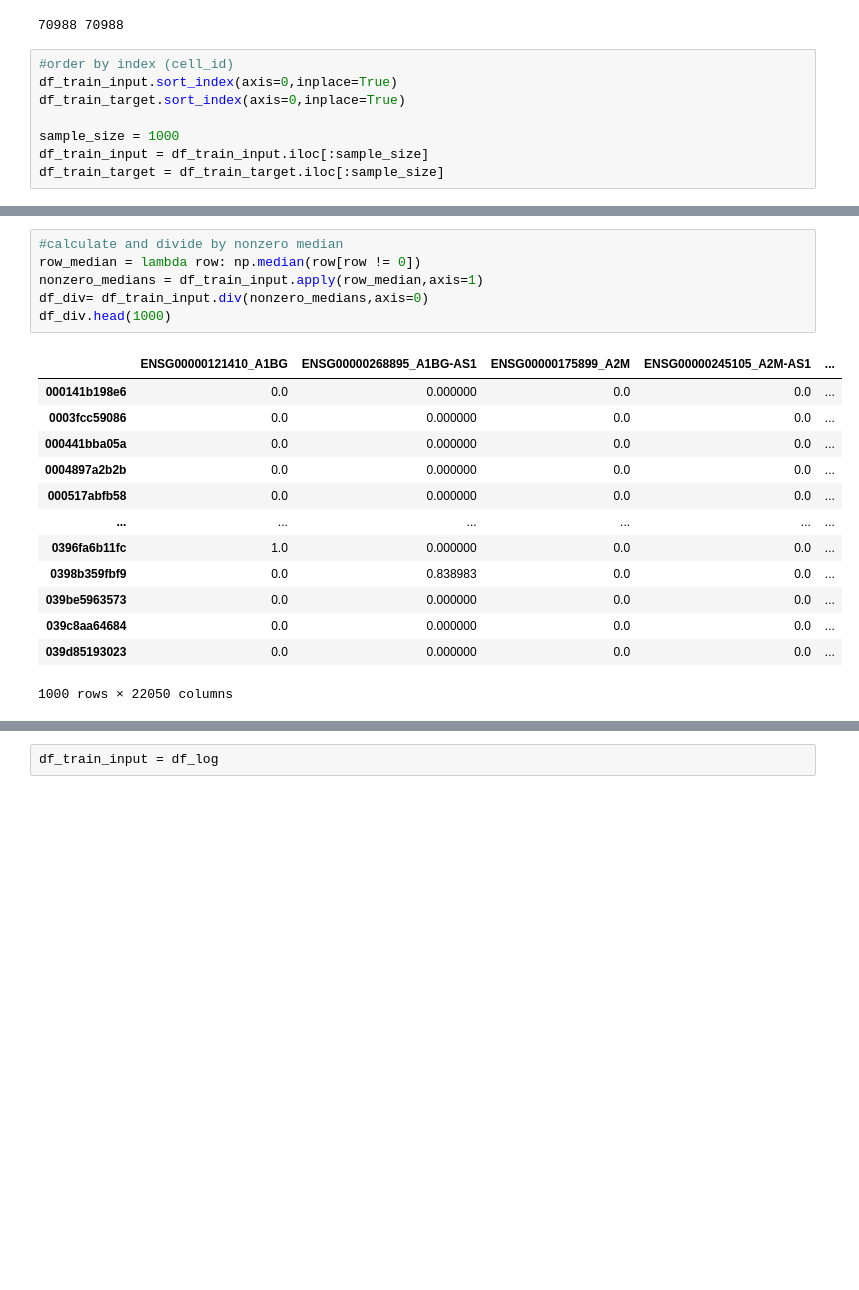
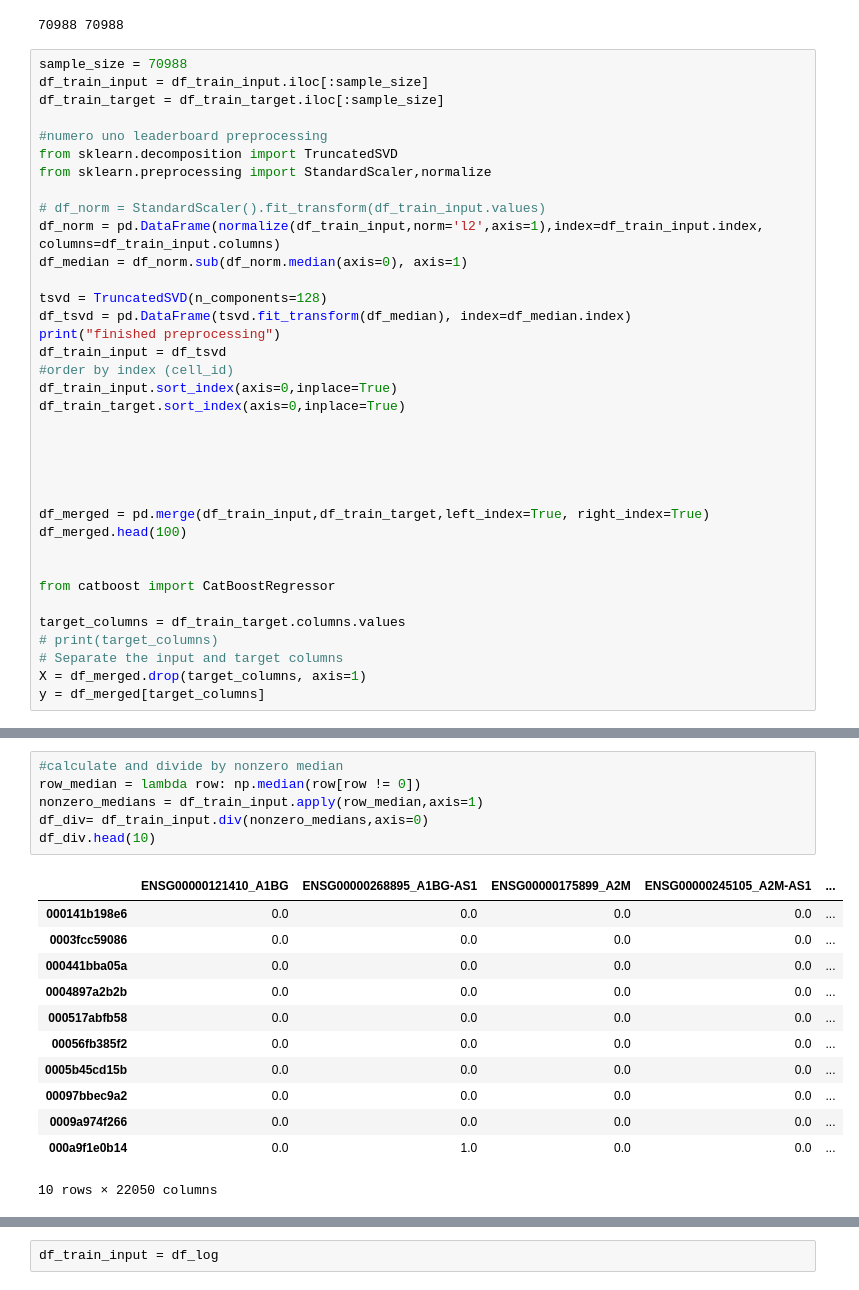
Before and after one commit to chatzikodd/dodoThesis, a Jupyter notebook: CITESEQ preprocessing.ipynb, the cells around one changed output, grey strips where cells are left out. Cells and saved outputs as stored; diff of their text form; blank space fills up the shorter version.

```diff
--- a/CITESEQ preprocessing.ipynb
+++ b/CITESEQ preprocessing.ipynb
@@ -138,10 +75,38 @@ print(len(df_train_input), len(df_train_target))
 # %% [output]
 70988 70988
 # %%
+sample_size = 70988
+df_train_input = df_train_input.iloc[:sample_size]
+df_train_target = df_train_target.iloc[:sample_size]
+
+#numero uno leaderboard preprocessing
+from sklearn.decomposition import TruncatedSVD
+from sklearn.preprocessing import StandardScaler,normalize
+
+# df_norm = StandardScaler().fit_transform(df_train_input.values)
+df_norm = pd.DataFrame(normalize(df_train_input,norm='l2',axis=1),index=df_train_input.index, columns=df_train_input.columns)
+df_median = df_norm.sub(df_norm.median(axis=0), axis=1)
+
+tsvd = TruncatedSVD(n_components=128)
+df_tsvd = pd.DataFrame(tsvd.fit_transform(df_median), index=df_median.index)
+print("finished preprocessing")
+df_train_input = df_tsvd
 #order by index (cell_id)
 df_train_input.sort_index(axis=0,inplace=True)
 df_train_target.sort_index(axis=0,inplace=True)
 
-sample_size = 1000
-df_train_input = df_train_input.iloc[:sample_size]
-df_train_target = df_train_target.iloc[:sample_size]
+
+
+
+
+df_merged = pd.merge(df_train_input,df_train_target,left_index=True, right_index=True)
+df_merged.head(100)
+
+
+from catboost import CatBoostRegressor
+
+target_columns = df_train_target.columns.values
+# print(target_columns)
+# Separate the input and target columns
+X = df_merged.drop(target_columns, axis=1)
+y = df_merged[target_columns]
@@ -148,23 +205,22 @@ df_train_target = df_train_target.iloc[:sample_size]
 # %%
 #calculate and divide by nonzero median
 row_median = lambda row: np.median(row[row != 0])
 nonzero_medians = df_train_input.apply(row_median,axis=1)
 df_div= df_train_input.div(nonzero_medians,axis=0)
-df_div.head(1000)
+df_div.head(10)
 # %% [output]
 |  | ENSG00000121410_A1BG | ENSG00000268895_A1BG-AS1 | ENSG00000175899_A2M | ENSG00000245105_A2M-AS1 | ... |
-| 000141b198e6 | 0.0 | 0.000000 | 0.0 | 0.0 | ... |
-| 0003fcc59086 | 0.0 | 0.000000 | 0.0 | 0.0 | ... |
-| 000441bba05a | 0.0 | 0.000000 | 0.0 | 0.0 | ... |
-| 0004897a2b2b | 0.0 | 0.000000 | 0.0 | 0.0 | ... |
-| 000517abfb58 | 0.0 | 0.000000 | 0.0 | 0.0 | ... |
-| ... | ... | ... | ... | ... | ... |
-| 0396fa6b11fc | 1.0 | 0.000000 | 0.0 | 0.0 | ... |
-| 0398b359fbf9 | 0.0 | 0.838983 | 0.0 | 0.0 | ... |
-| 039be5963573 | 0.0 | 0.000000 | 0.0 | 0.0 | ... |
-| 039c8aa64684 | 0.0 | 0.000000 | 0.0 | 0.0 | ... |
-| 039d85193023 | 0.0 | 0.000000 | 0.0 | 0.0 | ... |
+| 000141b198e6 | 0.0 | 0.0 | 0.0 | 0.0 | ... |
+| 0003fcc59086 | 0.0 | 0.0 | 0.0 | 0.0 | ... |
+| 000441bba05a | 0.0 | 0.0 | 0.0 | 0.0 | ... |
+| 0004897a2b2b | 0.0 | 0.0 | 0.0 | 0.0 | ... |
+| 000517abfb58 | 0.0 | 0.0 | 0.0 | 0.0 | ... |
+| 00056fb385f2 | 0.0 | 0.0 | 0.0 | 0.0 | ... |
+| 0005b45cd15b | 0.0 | 0.0 | 0.0 | 0.0 | ... |
+| 00097bbec9a2 | 0.0 | 0.0 | 0.0 | 0.0 | ... |
+| 0009a974f266 | 0.0 | 0.0 | 0.0 | 0.0 | ... |
+| 000a9f1e0b14 | 0.0 | 1.0 | 0.0 | 0.0 | ... |
-1000 rows × 22050 columns
+10 rows × 22050 columns
 # %%
 # transform with log1p
 df_log = df_div.applymap(np.log1p)
```
Also changed, not shown: parts of 14 cells of this notebook.
